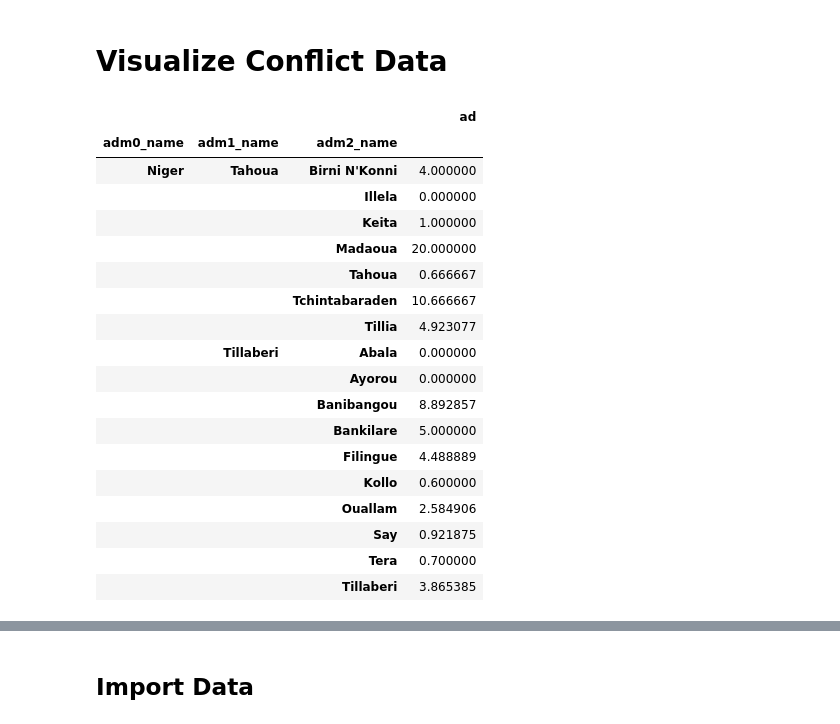
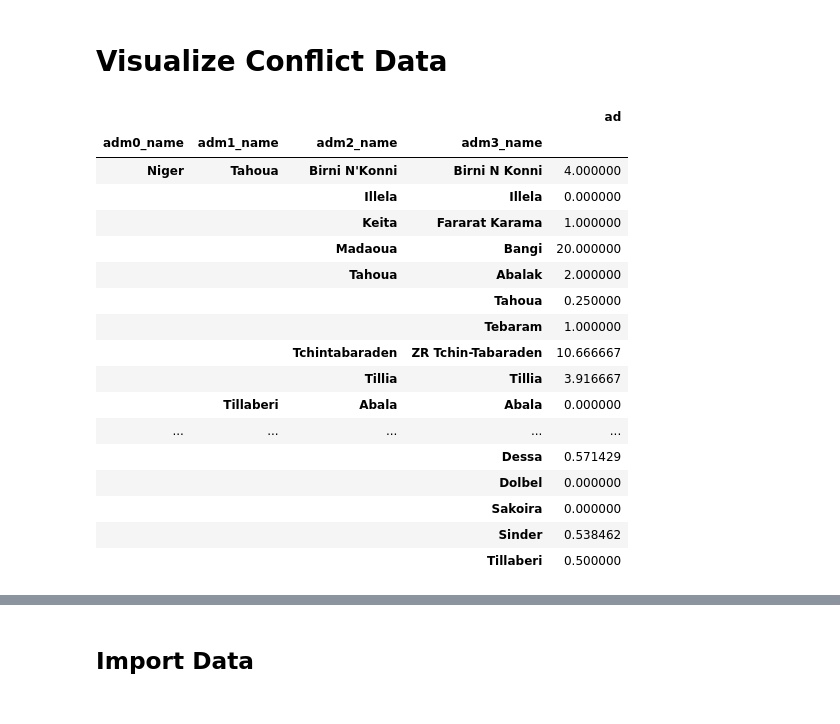
Before and after one commit to alegalli/conflictSahel, a Jupyter notebook: visualization/conflict.ipynb, the cells around one changed output, grey strips where cells are left out. Drawn from its saved outputs; the diff is of its cells as text; code cells hidden in the pictures.

```diff
--- a/visualization/conflict.ipynb
+++ b/visualization/conflict.ipynb
@@ -10,48 +10,47 @@ import seaborn as sns
 # %%
 confb = pd.read_csv('../data/Conflict Data/conflict_data_ner.csv')
 confb.rename(columns={'country':'adm0_name',
                     'admin1':'adm1_name',
                     'admin2':'adm2_name',
                     'admin3':'adm3_name',
                     'actor1' : 'actor1',
                     'inter1' : 'inter1',
                     'actor2' : 'actor2',
                     'inter2' : 'inter2',
                     'interaction' : 'interaction',
                     'event_date':'date',
                     'year':'reference_year'}, inplace=True)
 confb = confb[['reference_year','date','adm0_name','adm1_name','adm2_name','adm3_name','location',
         'event_type','sub_event_type','actor1','inter1','actor2','inter2','interaction','fatalities']]
 confb.drop(index=0,inplace=True)
 confb.reference_year = confb.reference_year.astype(str).astype(int)
 confb.fatalities = confb.fatalities.astype(str).astype(int)
 confb = confb[confb.reference_year.isin([2014,2015,2016,2017,2018,2019,2020])]
 confb = confb[confb.adm1_name.isin(['Gao','Mopti','Tombouctou','Nord','Sahel','Est','Tahoua','Tillaberi'])]
 confb = confb.reset_index(drop=True)
 
 #confb
 # Look for all different adm2_name
-pd.DataFrame({'ad' :confb.groupby(['adm0_name','adm1_name','adm2_name'])['fatalities'].mean()})
+pd.DataFrame({'ad' :confb.groupby(['adm0_name','adm1_name','adm2_name','adm3_name'])['fatalities'].mean()})
 # %% [output]
-|  |  |  | ad |
-| adm0_name | adm1_name | adm2_name |  |
-| Niger | Tahoua | Birni N'Konni | 4.000000 |
-|  |  | Illela | 0.000000 |
-|  |  | Keita | 1.000000 |
-|  |  | Madaoua | 20.000000 |
-|  |  | Tahoua | 0.666667 |
-|  |  | Tchintabaraden | 10.666667 |
-|  |  | Tillia | 4.923077 |
-|  | Tillaberi | Abala | 0.000000 |
-|  |  | Ayorou | 0.000000 |
-|  |  | Banibangou | 8.892857 |
-|  |  | Bankilare | 5.000000 |
-|  |  | Filingue | 4.488889 |
-|  |  | Kollo | 0.600000 |
-|  |  | Ouallam | 2.584906 |
-|  |  | Say | 0.921875 |
-|  |  | Tera | 0.700000 |
-|  |  | Tillaberi | 3.865385 |
+|  |  |  |  | ad |
+| adm0_name | adm1_name | adm2_name | adm3_name |  |
+| Niger | Tahoua | Birni N'Konni | Birni N Konni | 4.000000 |
+|  |  | Illela | Illela | 0.000000 |
+|  |  | Keita | Fararat Karama | 1.000000 |
+|  |  | Madaoua | Bangi | 20.000000 |
+|  |  | Tahoua | Abalak | 2.000000 |
+|  |  |  | Tahoua | 0.250000 |
+|  |  |  | Tebaram | 1.000000 |
+|  |  | Tchintabaraden | ZR Tchin-Tabaraden | 10.666667 |
+|  |  | Tillia | Tillia | 3.916667 |
+|  | Tillaberi | Abala | Abala | 0.000000 |
+| ... | ... | ... | ... | ... |
+|  |  |  | Dessa | 0.571429 |
+|  |  |  | Dolbel | 0.000000 |
+|  |  |  | Sakoira | 0.000000 |
+|  |  |  | Sinder | 0.538462 |
+|  |  |  | Tillaberi | 0.500000 |
 # %%
 pd.DataFrame({'ad' : confb.groupby(['adm0_name','adm1_name','adm2_name','adm3_name'])['fatalities'].sum()})
 # %% [output]
```
Also changed, not shown: parts of 3 cells of this notebook, 3 other files.
